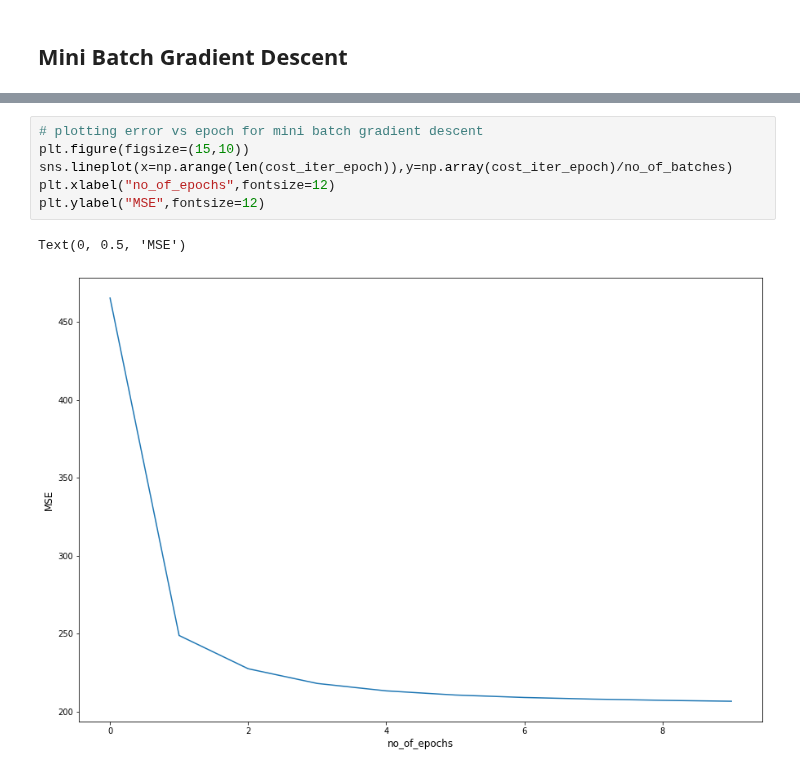
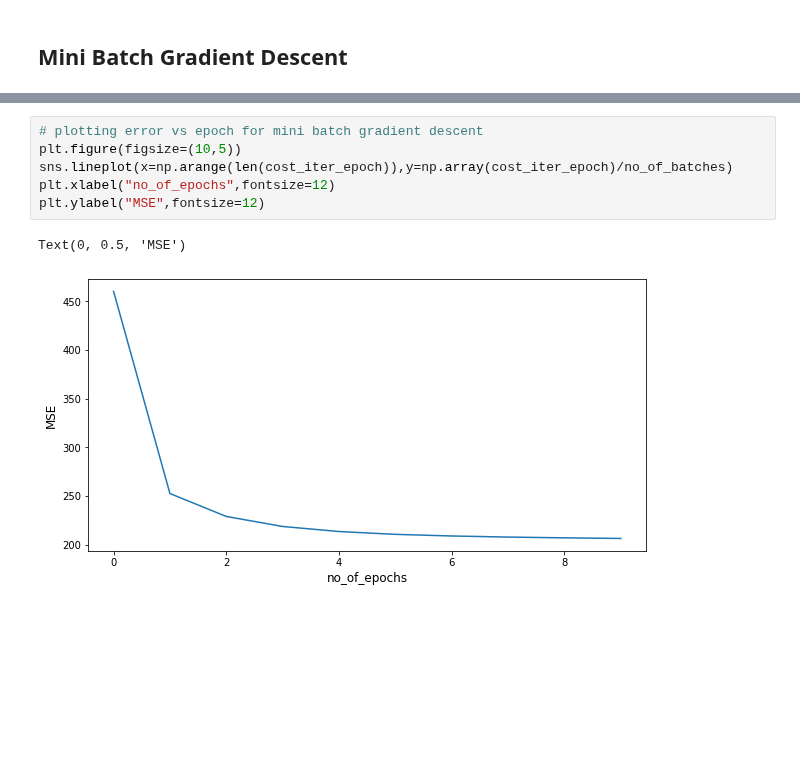
Before and after one commit to Monesh226/Data_Science, a Jupyter notebook: Gradient Descent/Linear_Regression_Gradient_Descent.ipynb, the cells around one changed output, grey strips where cells are left out. Drawn from its saved outputs; the diff is of its cells as text; blank space fills up the shorter version.

Commit message:
modified plots

```diff
--- a/Gradient Descent/Linear_Regression_Gradient_Descent.ipynb
+++ b/Gradient Descent/Linear_Regression_Gradient_Descent.ipynb
@@ -374,10 +410,10 @@ Text(0, 0.5, 'MSE')
 [figure]
 # %%
 # plotting error vs epoch for mini batch gradient descent
-plt.figure(figsize=(15,10))
+plt.figure(figsize=(10,5))
 sns.lineplot(x=np.arange(len(cost_iter_epoch)),y=np.array(cost_iter_epoch)/no_of_batches)
 plt.xlabel("no_of_epochs",fontsize=12)
 plt.ylabel("MSE",fontsize=12)
 # %% [output]
 Text(0, 0.5, 'MSE')
-[figure, old version]
+[figure, new version]
```
Also changed, not shown: parts of 7 cells of this notebook.
